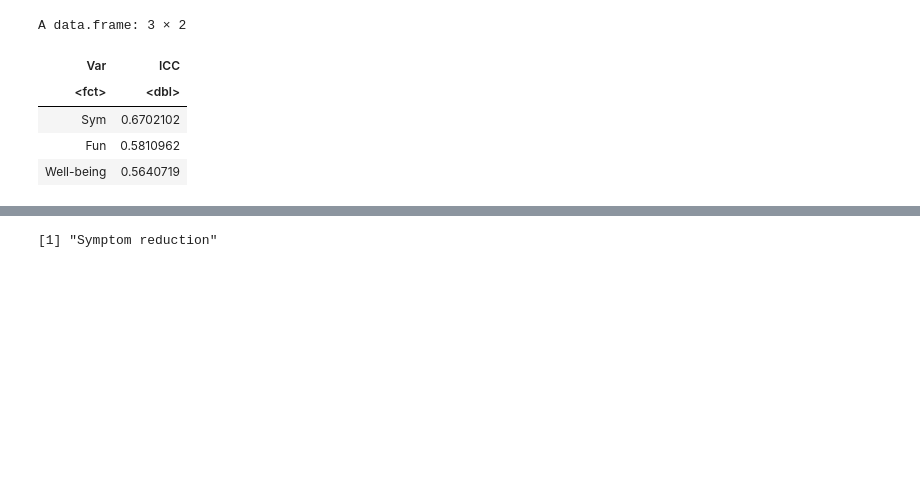
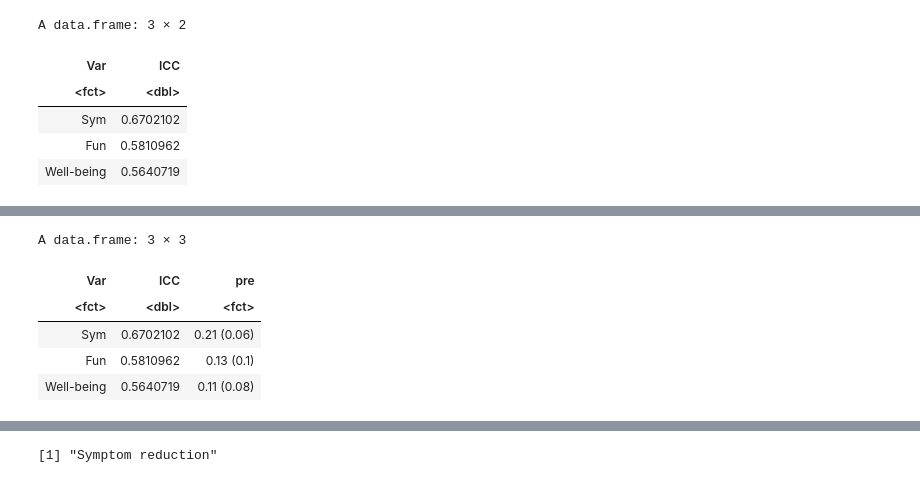
Before and after one commit to sin-ying-lin/phpTxOutcome, a Jupyter notebook: Code/MDD_BPD_Longitudinal/MDD_BPD_LMM.ipynb, the cells around one changed output, grey strips where cells are left out. Saved outputs shown, nothing was run; the diff lists cells and outputs as text; code cells hidden in the pictures; blank space fills up the shorter version.

```diff
--- a/Code/MDD_BPD_Longitudinal/MDD_BPD_LMM.ipynb
+++ b/Code/MDD_BPD_Longitudinal/MDD_BPD_LMM.ipynb
@@ -446,0 +442,27 @@ for (i in 1:3){
+# %%
+
+#Pre-Treatment Data
+dfLongMDDComplete_Session1 =
+    dfLongMDDComplete %>%
+    filter(day == 0)
+
+#Pre-Treatment Depressive Symptoms
+pre_dep_comp = summary(lm(depMean ~ bpd + SCID_1, dfLongMDDComplete_Session1))
+pre_dep_comp
+
+#Pre-Treatment Functionality
+pre_fun_comp = summary(lm(dep17 ~ bpd + SCID_1, dfLongMDDComplete_Session1))
+pre_fun_comp
+
+#Pre-Treatment Well-Being
+pre_well_comp = summary(lm(dep18 ~ bpd + SCID_1, dfLongMDDComplete_Session1))
+pre_well_comp
+
+table1 = cbind(table1, c(meanSE(pre_dep_comp), meanSE(pre_fun_comp), meanSE(pre_well_comp)))
+
+
+#Comorbidity
+summary(lm(comorbidity ~ bpd + SCID_1, dfLongMDDComplete_Session1))
+
+#Treatment Length
+summary(lm(txlength ~ bpd + SCID_1, dfLongMDDComplete_Session1))
@@ -446,0 +568,10 @@ for (i in 1:3){
+# %%
+table1 = cbind(table1, pre = c(meanSE(pre_dep_comp), meanSE(pre_fun_comp), meanSE(pre_well_comp)))
+table1
+# %% [output]
+A data.frame: 3 × 3
+| Var | ICC | pre |
+| <fct> | <dbl> | <fct> |
+| Sym | 0.6702102 | 0.21 (0.06) |
+| Fun | 0.5810962 | 0.13 (0.1) |
+| Well-being | 0.5640719 | 0.11 (0.08) |
```
Also changed, not shown: parts of 15 cells of this notebook, 6 other files.
